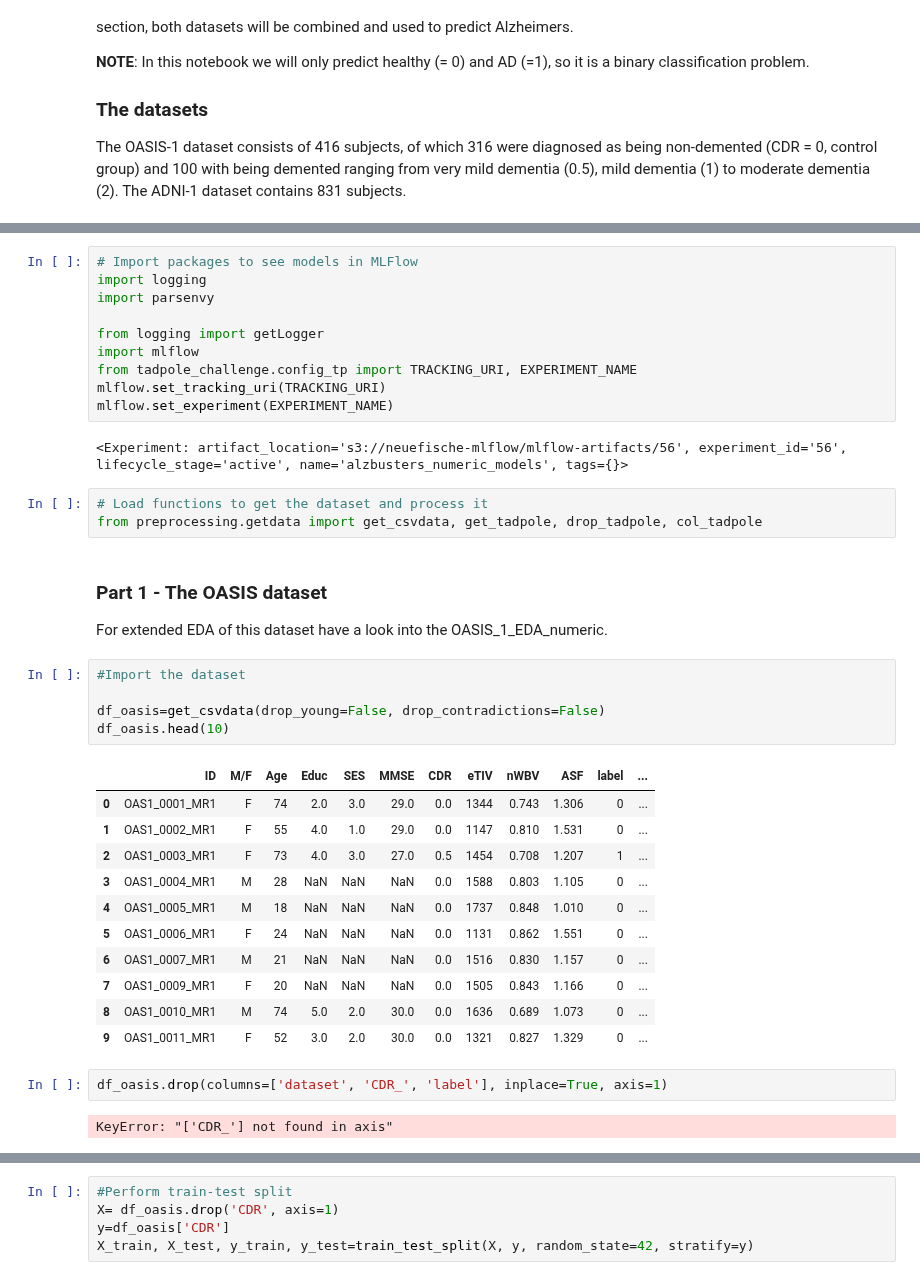
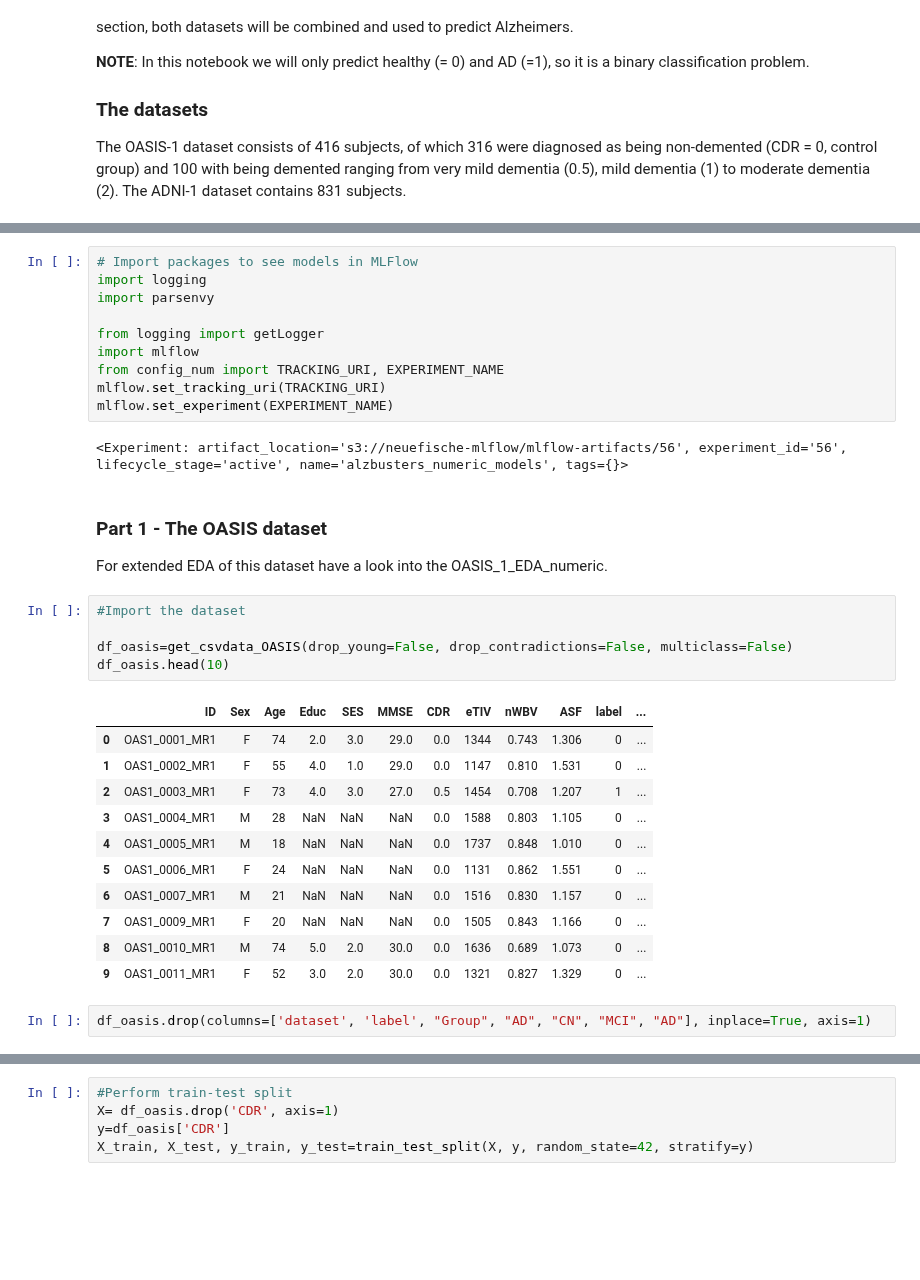
Before and after one commit to tamap94/ds-capstone-alzheimers-, a Jupyter notebook: modelling/ADNI_numeric_data_modelling.ipynb, the cells around one changed output, grey strips where cells are left out. Drawn from its saved outputs; the diff is of its cells as text; blank space fills up the shorter version.

```diff
--- a/modelling/ADNI_numeric_data_modelling.ipynb
+++ b/modelling/ADNI_numeric_data_modelling.ipynb
@@ -43,14 +46,11 @@ import parsenvy
 
 from logging import getLogger
 import mlflow
-from tadpole_challenge.config_tp import TRACKING_URI, EXPERIMENT_NAME
+from config_num import TRACKING_URI, EXPERIMENT_NAME
 mlflow.set_tracking_uri(TRACKING_URI)
 mlflow.set_experiment(EXPERIMENT_NAME)
 # %% [output]
 <Experiment: artifact_location='s3://neuefische-mlflow/mlflow-artifacts/56', experiment_id='56', lifecycle_stage='active', name='alzbusters_numeric_models', tags={}>
-# %%
-# Load functions to get the dataset and process it
-from preprocessing.getdata import get_csvdata, get_tadpole, drop_tadpole, col_tadpole
 # %% [markdown]
 ### Part 1 - The OASIS dataset
 
@@ -58,10 +58,10 @@ For extended EDA of this dataset have a look into the OASIS_1_EDA_numeric.
 # %%
 #Import the dataset
 
-df_oasis=get_csvdata(drop_young=False, drop_contradictions=False)
+df_oasis=get_csvdata_OASIS(drop_young=False, drop_contradictions=False, multiclass=False)
 df_oasis.head(10)
 # %% [output]
-|  | ID | M/F | Age | Educ | SES | MMSE | CDR | eTIV | nWBV | ASF | label | ... |
+|  | ID | Sex | Age | Educ | SES | MMSE | CDR | eTIV | nWBV | ASF | label | ... |
 | 0 | OAS1_0001_MR1 | F | 74 | 2.0 | 3.0 | 29.0 | 0.0 | 1344 | 0.743 | 1.306 | 0 | ... |
 | 1 | OAS1_0002_MR1 | F | 55 | 4.0 | 1.0 | 29.0 | 0.0 | 1147 | 0.810 | 1.531 | 0 | ... |
 | 2 | OAS1_0003_MR1 | F | 73 | 4.0 | 3.0 | 27.0 | 0.5 | 1454 | 0.708 | 1.207 | 1 | ... |
@@ -73,9 +73,7 @@ df_oasis.head(10)
 | 8 | OAS1_0010_MR1 | M | 74 | 5.0 | 2.0 | 30.0 | 0.0 | 1636 | 0.689 | 1.073 | 0 | ... |
 | 9 | OAS1_0011_MR1 | F | 52 | 3.0 | 2.0 | 30.0 | 0.0 | 1321 | 0.827 | 1.329 | 0 | ... |
 # %%
-df_oasis.drop(columns=['dataset', 'CDR_', 'label'], inplace=True, axis=1)
+df_oasis.drop(columns=['dataset', 'label', "Group", "AD", "CN", "MCI", "AD"], inplace=True, axis=1)
-# %% [output]
-KeyError: "['CDR_'] not found in axis"
 # %%
 df_oasis.info()
 # %% [output]
```
Also changed, not shown: parts of 73 cells of this notebook, 11 other files.
